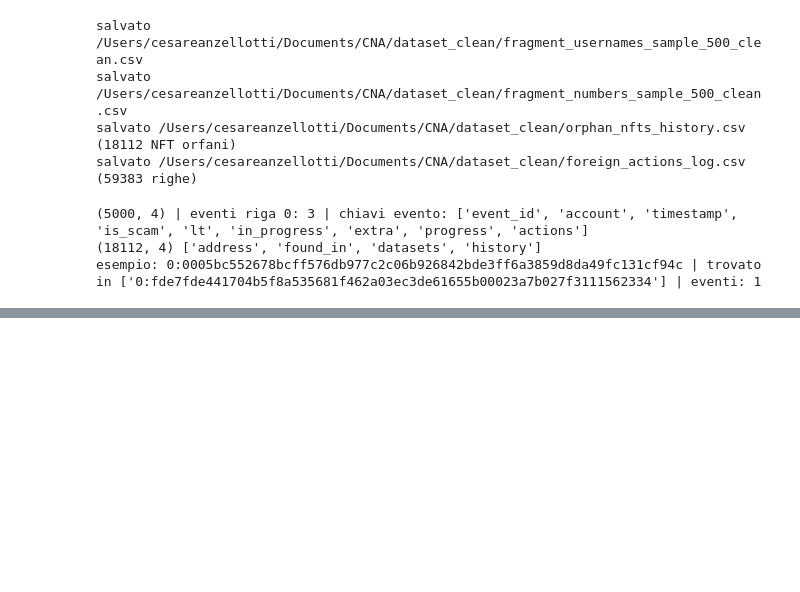
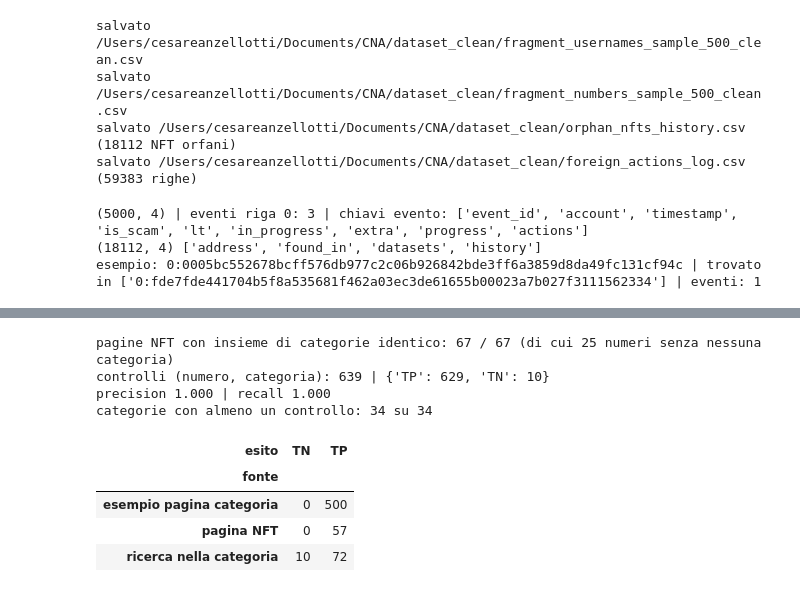
Before and after one commit to Cesare0356/CNA, a Jupyter notebook: pulizia_history.ipynb, the cells around one changed output, grey strips where cells are left out. Saved outputs shown, nothing was run; the diff lists cells and outputs as text; code cells hidden in the pictures; blank space fills up the shorter version.

```diff
--- a/pulizia_history.ipynb
+++ b/pulizia_history.ipynb
@@ -590,0 +743,29 @@ esempio: 0:0005bc552678bcff576db977c2c06b926842bde3ff6a3859d8da49fc131cf94c | tr
+# %%
+# 1) Pagine NFT: l'insieme di categorie previsto deve essere identico a quello mostrato da Getgems
+pagine = pd.read_csv(OUT_DIR / 'verifica_pagine_nft_numeri.csv')
+pagine['getgems'] = pagine.categorie_getgems.apply(json.loads)
+pagine['regex'] = pagine.numero.map(number_categories)
+pagine['identico'] = [set(a) == set(b) for a, b in zip(pagine.regex, pagine.getgems)]
+print(f"pagine NFT con insieme di categorie identico: {pagine.identico.sum()} / {len(pagine)}",
+      f"(di cui {(pagine.getgems.str.len() == 0).sum()} numeri senza nessuna categoria)")
+
+# 2) Tutti i controlli (numero, categoria): pagine NFT + ricerche nelle categorie + esempi delle pagine delle categorie
+ver = pd.read_csv(OUT_DIR / 'verifica_categorie_numeri.csv')
+# la previsione si ricalcola con le regole attuali: se una regola cambia, la verifica si aggiorna da sola
+ver['regex'] = [c in number_categories(n) for n, c in zip(ver.numero, ver.categoria)]
+ver['esito'] = [('TP' if g else 'FP') if r else ('FN' if g else 'TN') for r, g in zip(ver.regex, ver.getgems)]
+tp, fp, fn = (ver.esito == 'TP').sum(), (ver.esito == 'FP').sum(), (ver.esito == 'FN').sum()
+print('controlli (numero, categoria):', len(ver), '|', ver.esito.value_counts().to_dict())
+print(f'precision {tp / (tp + fp):.3f} | recall {tp / (tp + fn):.3f}')
+print('categorie con almeno un controllo:', ver.categoria.nunique(), 'su', len(NUMBER_CATEGORIES))
+pd.crosstab(ver.fonte, ver.esito)
+# %% [output]
+pagine NFT con insieme di categorie identico: 67 / 67 (di cui 25 numeri senza nessuna categoria)
+controlli (numero, categoria): 639 | {'TP': 629, 'TN': 10}
+precision 1.000 | recall 1.000
+categorie con almeno un controllo: 34 su 34
+| esito | TN | TP |
+| fonte |  |  |
+| esempio pagina categoria | 0 | 500 |
+| pagina NFT | 0 | 57 |
+| ricerca nella categoria | 10 | 72 |
```
Also changed, not shown: parts of 7 cells of this notebook.
